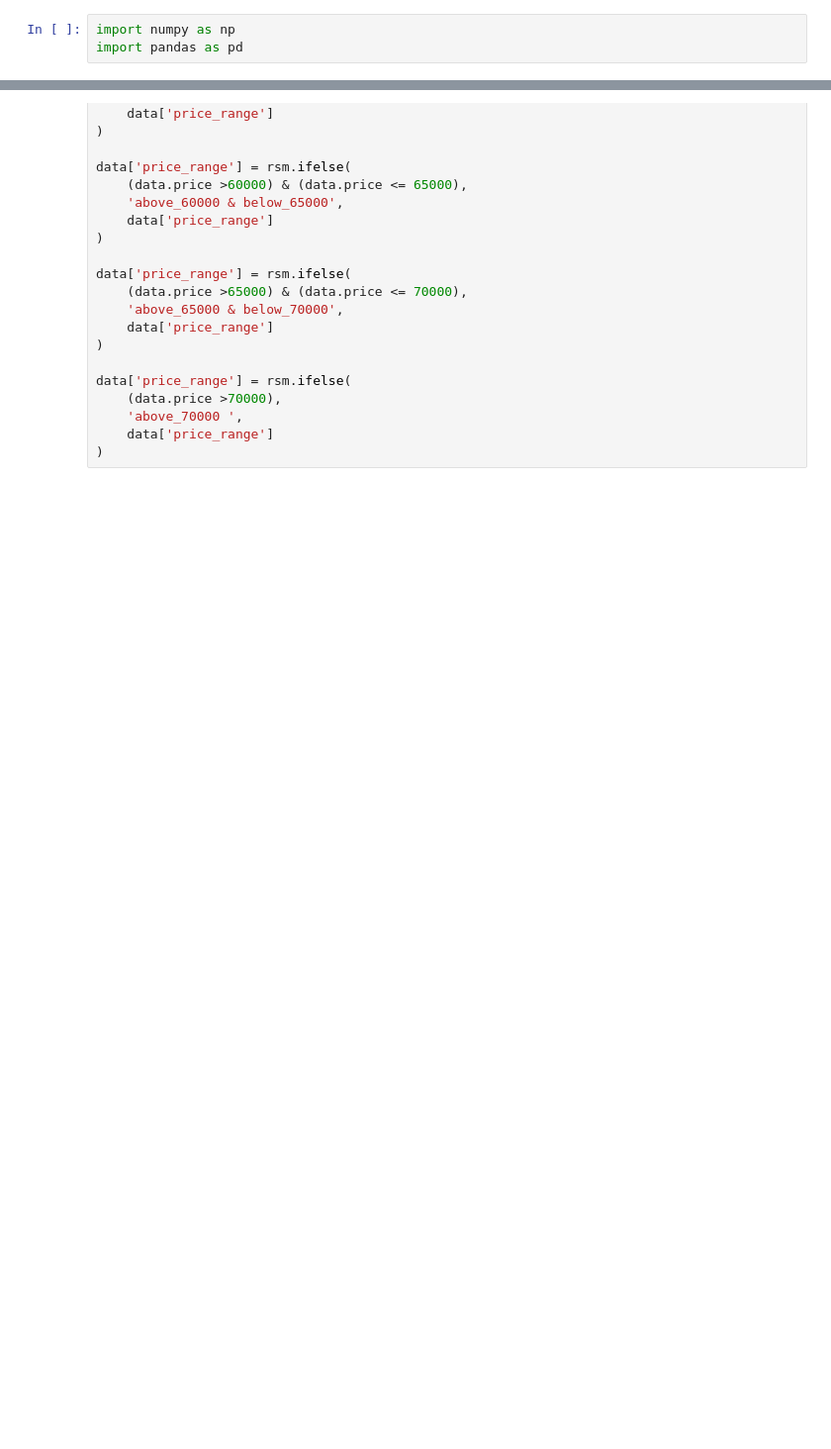
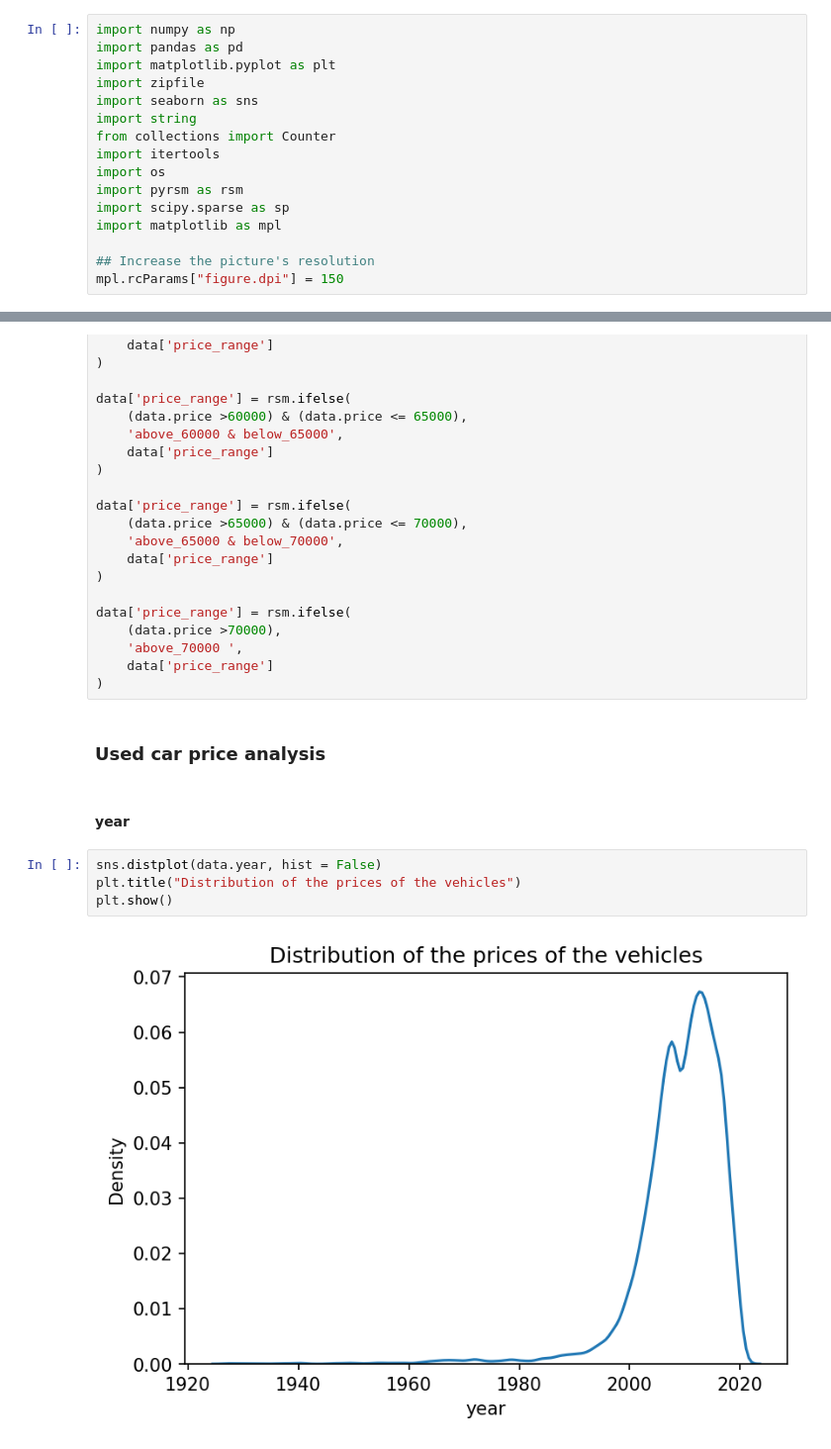
Before and after one commit to ericyang94/Used-Car-Price-Prediction, a Jupyter notebook: Craigslist-Used-Cars.ipynb, the cells around one changed output, grey strips where cells are left out. Shown: that part at 99% size. Cells and saved outputs as stored; diff of their text form; blank space fills up the shorter version.

Commit message:
Perform exploratory analysis of car features

```diff
--- a/Craigslist-Used-Cars.ipynb
+++ b/Craigslist-Used-Cars.ipynb
@@ -5,6 +5,19 @@
 # %%
 import numpy as np
 import pandas as pd
+import matplotlib.pyplot as plt
+import zipfile
+import seaborn as sns
+import string
+from collections import Counter
+import itertools
+import os
+import pyrsm as rsm
+import scipy.sparse as sp
+import matplotlib as mpl
+
+## Increase the picture's resolution
+mpl.rcParams["figure.dpi"] = 150
 # %%
 zf = zipfile.ZipFile('Craigslist-Used-Cars.zip')
 data = pd.read_csv(zf.open('vehicles.csv'))
@@ -136,3 +149,13 @@ data['price_range'] = rsm.ifelse(
     'above_70000 ',
     data['price_range']
 )
+# %% [markdown]
+### Used car price analysis
+# %% [markdown]
+#### year
+# %%
+sns.distplot(data.year, hist = False)
+plt.title("Distribution of the prices of the vehicles")
+plt.show()
+# %% [output]
+[figure, added]
```
Also changed, not shown: parts of 15 cells of this notebook.
